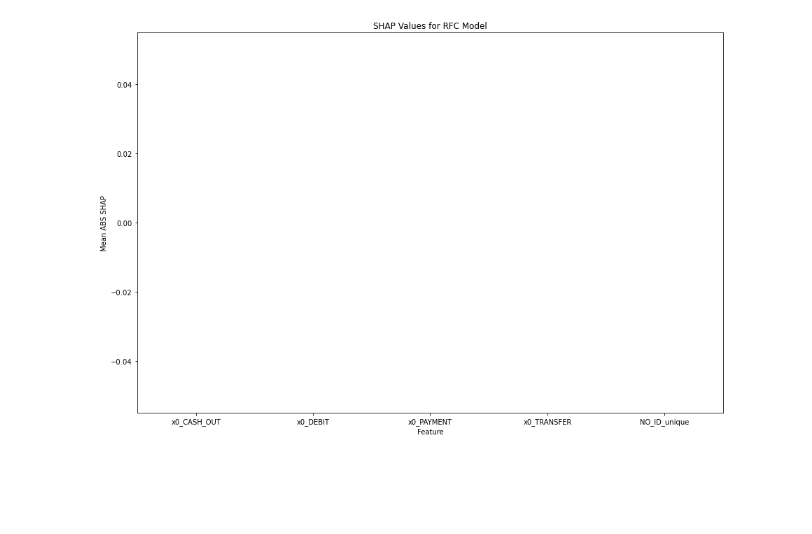
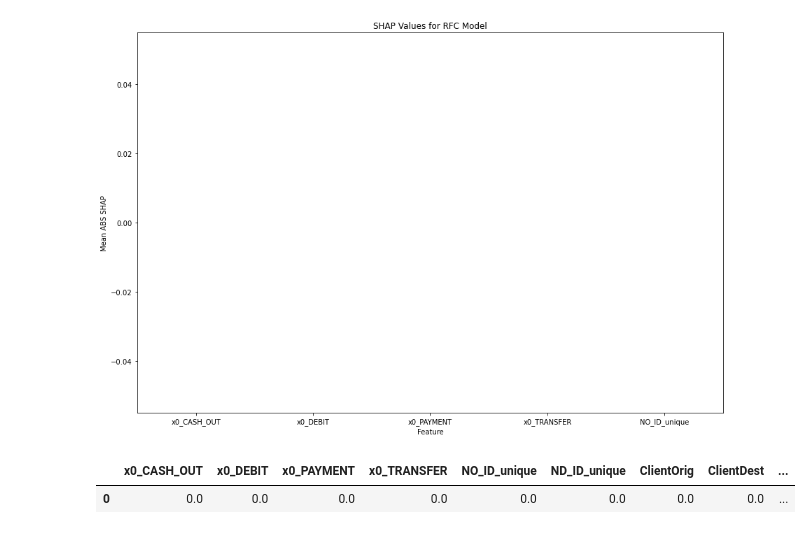
Before and after one commit to kevinArmenta/OnlinePaymentFraud, a Jupyter notebook: 5. Final Models.ipynb, the cells around one changed output. Saved outputs shown, nothing was run; the diff lists cells and outputs as text; code cells hidden in the pictures; blank space fills up the shorter version.

```diff
--- a/5. Final Models.ipynb
+++ b/5. Final Models.ipynb
@@ -532,3 +591,11 @@ sns.barplot(data=shap_plot_df2.sort_values(by='Mean ABS SHAP', ascending=False).
 plt.show()
 # %% [output]
 [figure]
+# %%
+feat_imp = pd.DataFrame(data=fmodel_rus.feature_importances_).T
+feat_imp.columns = test.columns
+# %%
+feat_imp
+# %% [output]
+|  | x0_CASH_OUT | x0_DEBIT | x0_PAYMENT | x0_TRANSFER | NO_ID_unique | ND_ID_unique | ClientOrig | ClientDest | ... |
+| 0 | 0.0 | 0.0 | 0.0 | 0.0 | 0.0 | 0.0 | 0.0 | 0.0 | ... |
```
Also changed, not shown: parts of 6 cells of this notebook, 3 other files.
